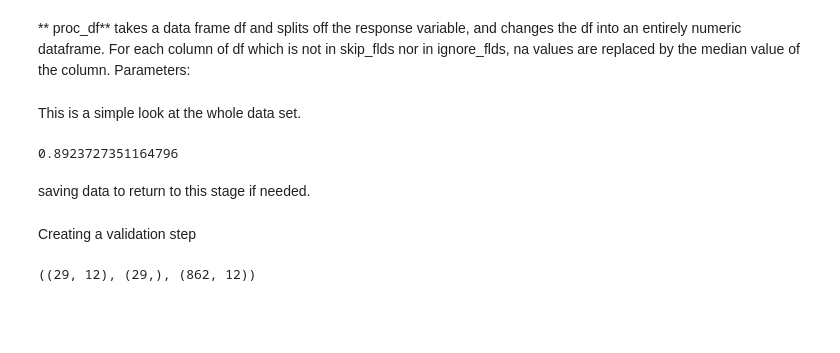
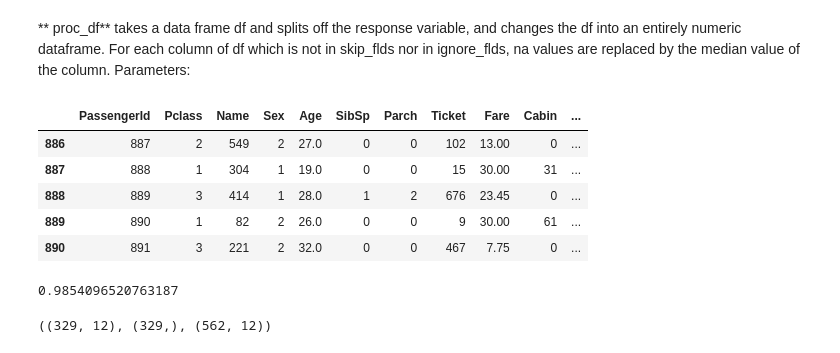
Before and after one commit to jtneumann/MLwork, a Jupyter notebook: fastai/ml1/titanticTest2.ipynb, the cells around one changed output. Drawn from its saved outputs; the diff is of its cells as text; code cells hidden in the pictures; blank space fills up the shorter version.

Commit message:
test submission

```diff
--- a/fastai/ml1/titanticTest2.ipynb
+++ b/fastai/ml1/titanticTest2.ipynb
@@ -102,6 +48,3 @@ df_raw.to_feather('tmp/titanic_raw')
-# %%
-import feather
-df_raw = feather.read_dataframe('tmp/titanic_raw')
 # %% [markdown]
   ** proc_df** takes a data frame df and splits off the response variable, and
     changes the df into an entirely numeric dataframe. For each column of df
@@ -115,11 +56,15 @@ df_test, y, nas = proc_df(df_test)
-# %% [markdown]
-This is a simple look at the whole data set.
+# %%
+df.tail()
+# %% [output]
+|  | PassengerId | Pclass | Name | Sex | Age | SibSp | Parch | Ticket | Fare | Cabin | ... |
+| 886 | 887 | 2 | 549 | 2 | 27.0 | 0 | 0 | 102 | 13.00 | 0 | ... |
+| 887 | 888 | 1 | 304 | 1 | 19.0 | 0 | 0 | 15 | 30.00 | 31 | ... |
+| 888 | 889 | 3 | 414 | 1 | 28.0 | 1 | 2 | 676 | 23.45 | 0 | ... |
+| 889 | 890 | 1 | 82 | 2 | 26.0 | 0 | 0 | 9 | 30.00 | 61 | ... |
+| 890 | 891 | 3 | 221 | 2 | 32.0 | 0 | 0 | 467 | 7.75 | 0 | ... |
 # %%
-
-m = RandomForestRegressor(n_jobs=-1)
+m=RandomForestClassifier(n_jobs=-1)
 m.fit(df, y)
 m.score(df,y)
 # %% [output]
-0.8923727351164796
+0.9854096520763187
-# %% [markdown]
-saving data to return to this stage if needed.
@@ -129,10 +71,8 @@ df_raw.to_feather('tmp/titantic-raw')
-# %% [markdown]
-Creating a validation step
 # %%
 
 def split_vals(a,n): return a[:n].copy(), a[n:].copy()
 
-n_valid = 862  # same as Kaggle's test set size
+n_valid = 562  # same as Kaggle's test set size
 n_trn = len(df)-n_valid
 raw_train, raw_valid = split_vals(df_raw, n_trn)
 X_train, X_valid = split_vals(df, n_trn)
@@ -140,7 +80,7 @@ y_train, y_valid = split_vals(y, n_trn)
 
 X_train.shape, y_train.shape, X_valid.shape
 # %% [output]
-((29, 12), (29,), (862, 12))
+((329, 12), (329,), (562, 12))
 # %%
 
 def rmse(x,y): return math.sqrt(((x-y)**2).mean())
```
Also changed, not shown: parts of 68 cells of this notebook.
